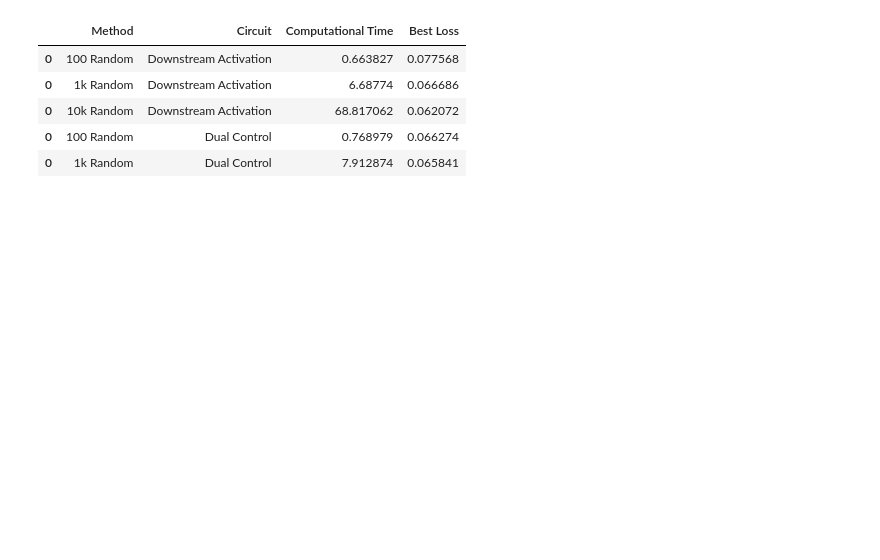
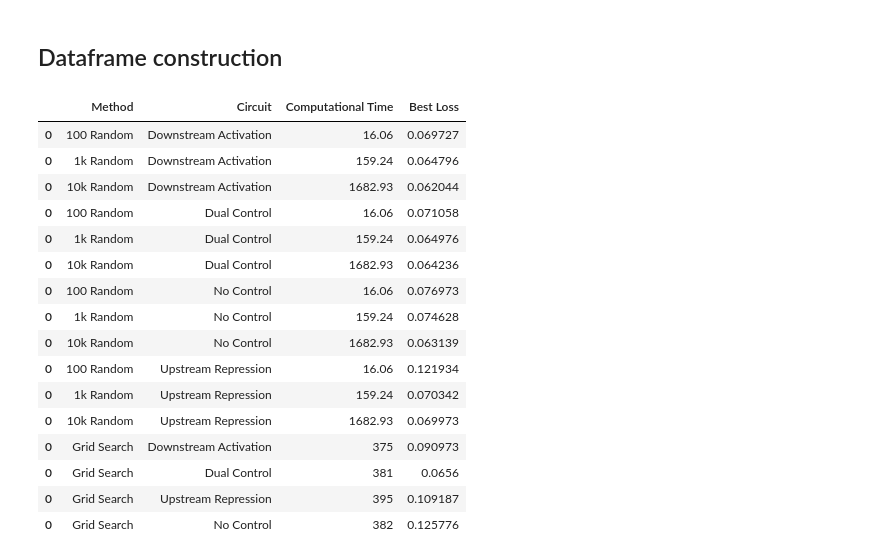
Before and after one commit to cjmerzbacher/bayesopt-dynamic-pathways, a Jupyter notebook: method_tuning/benchmarking.ipynb, the cells around one changed output. Cells and saved outputs as stored; diff of their text form; code cells hidden in the pictures; blank space fills up the shorter version.

```diff
--- a/method_tuning/benchmarking.ipynb
+++ b/method_tuning/benchmarking.ipynb
@@ -146,0 +228,10 @@ gs_losses_ur = pd.read_csv('grid_search/ur_landscape_sundials.csv')
+# %%
+from scipy.optimize import milp, LinearConstraint
+
+c = np.array([0., 0., 0., 0., 0., ode(fun())])
+A = np.identity(6)
+constraints =  LinearConstraint(A, [1, 1E-7, 1E-7, 0.001, 0.001, -np.inf()], [4, 0.001, 0.001, 10., 10., np.inf()])
+integrality = np.array([1, 0, 0, 0, 0])
+
+res = milp(c=c, constraints=constraints, integrality=integrality)
+res
@@ -147,47 +467,73 @@ gs_losses_ur = pd.read_csv('grid_search/ur_landscape_sundials.csv')
+# %% [markdown]
+## Dataframe construction
 # %%
+#Read in random sampling results
+da100 = pd.read_csv('random_sampling/downstream_activation100.csv')
+da1k = pd.read_csv('random_sampling/downstream_activation1000.csv')
+da10k = pd.read_csv('random_sampling/downstream_activation10000.csv')
+
+dc100 = pd.read_csv('random_sampling/dual_control100.csv')
+dc1k = pd.read_csv('random_sampling/dual_control1000.csv')
+dc10k = pd.read_csv('random_sampling/dual_control10000.csv')
+
+nc100 = pd.read_csv('random_sampling/no_control100.csv')
+nc1k = pd.read_csv('random_sampling/no_control1000.csv')
+nc10k = pd.read_csv('random_sampling/no_control10000.csv')
+
+ur100 = pd.read_csv('random_sampling/upstream_repression100.csv')
+ur1k = pd.read_csv('random_sampling/upstream_repression1000.csv')
+ur10k = pd.read_csv('random_sampling/upstream_repression10000.csv')
+
+#Read in grid search results
+grid_search_timings = pd.DataFrame({'circuit':['Downstream Activation', 'Dual Control','Upstream Repression', 'No Control'], 'time':[375, 381, 395, 382]})
+gs_losses = pd.read_csv('grid_search/grid_search_landscape_times.csv')
+
 #Combine all into best loss/computational time dataframe
 combined = pd.DataFrame(columns=['Method', 'Circuit', 'Computational Time', 'Best Loss'])
 
-def circuit_converter(circuit):
-    if circuit == 'da': circuit_name = 'Downstream Activation'
-    elif circuit == 'nc': circuit_name = 'No Control'
-    elif circuit == 'dc': circuit_name = 'Dual Control'
-    elif circuit == 'ur': circuit_name = 'Upstream Repression'
-    return circuit_name
-
+rs_times = [16.06, 159.24, 1682.93]
 #Random sampling data processing
 for df in [da100, da1k, da10k, dc100, dc1k, dc10k, nc100, nc1k, nc10k, ur100, ur1k, ur10k]:
     best_loss = df.loss.min()
     time = df.time[0]
     if str(df.num_samples[0]) == '100':
         method = '100 Random'
+        time = rs_times[0]
     elif str(df.num_samples[0]) == '1000':
         method = '1k Random'
+        time = rs_times[1]
     if str(df.num_samples[0]) == '10000':
         method = '10k Random'
-    circuit = circuit_converter(df.circuit[0])
-    row = pd.DataFrame({'Method': [method], 'Circuit': [circuit], 'Computational Time':[time], 'Best Loss':[best_loss]})
+        time = rs_times[2]
+    row = pd.DataFrame({'Method': [method], 'Circuit': [df.circuit[0]], 'Computational Time':[time], 'Best Loss':[best_loss]})
     combined = pd.concat([combined, row])
 
 #Grid search data processing
-for c in ['nc','dc','da','ur']:
-    if c == 'nc': df = gs_losses_nc
-    elif c == 'dc': df = gs_losses_dc
-    elif c == 'da': df = gs_losses_da
-    elif c == 'ur': df = gs_losses_ur
+for c in ['Downstream Activation', 'Dual Control','Upstream Repression', 'No Control']:
+    df = gs_losses.loc[gs_losses.architecture == c]
     best_loss = df.loss.min()
     time = grid_search_timings.loc[grid_search_timings.circuit == c].reset_index(drop=True).iloc[0].time
     method = 'Grid Search'
-    circuit = circuit_converter(c)
 
-    row = pd.DataFrame({'Method': [method], 'Circuit': [circuit], 'Computational Time':[time], 'Best Loss':[best_loss]})
+    row = pd.DataFrame({'Method': [method], 'Circuit': [c], 'Computational Time':[time], 'Best Loss':[best_loss]})
     combined = pd.concat([combined, row])
 
-combined.head()
+combined
 # %% [output]
 |  | Method | Circuit | Computational Time | Best Loss |
-| 0 | 100 Random | Downstream Activation | 0.663827 | 0.077568 |
-| 0 | 1k Random | Downstream Activation | 6.68774 | 0.066686 |
-| 0 | 10k Random | Downstream Activation | 68.817062 | 0.062072 |
-| 0 | 100 Random | Dual Control | 0.768979 | 0.066274 |
-| 0 | 1k Random | Dual Control | 7.912874 | 0.065841 |
+| 0 | 100 Random | Downstream Activation | 16.06 | 0.069727 |
+| 0 | 1k Random | Downstream Activation | 159.24 | 0.064796 |
+| 0 | 10k Random | Downstream Activation | 1682.93 | 0.062044 |
+| 0 | 100 Random | Dual Control | 16.06 | 0.071058 |
+| 0 | 1k Random | Dual Control | 159.24 | 0.064976 |
+| 0 | 10k Random | Dual Control | 1682.93 | 0.064236 |
+| 0 | 100 Random | No Control | 16.06 | 0.076973 |
+| 0 | 1k Random | No Control | 159.24 | 0.074628 |
+| 0 | 10k Random | No Control | 1682.93 | 0.063139 |
+| 0 | 100 Random | Upstream Repression | 16.06 | 0.121934 |
+| 0 | 1k Random | Upstream Repression | 159.24 | 0.070342 |
+| 0 | 10k Random | Upstream Repression | 1682.93 | 0.069973 |
+| 0 | Grid Search | Downstream Activation | 375 | 0.090973 |
+| 0 | Grid Search | Dual Control | 381 | 0.0656 |
+| 0 | Grid Search | Upstream Repression | 395 | 0.109187 |
+| 0 | Grid Search | No Control | 382 | 0.125776 |
```
Also changed, not shown: parts of 32 cells of this notebook, 31 other files.
